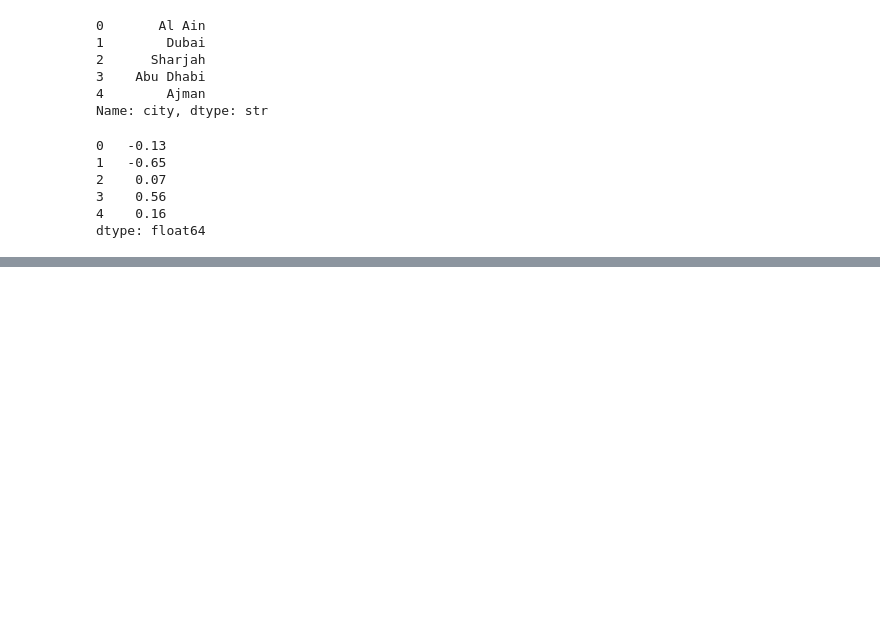
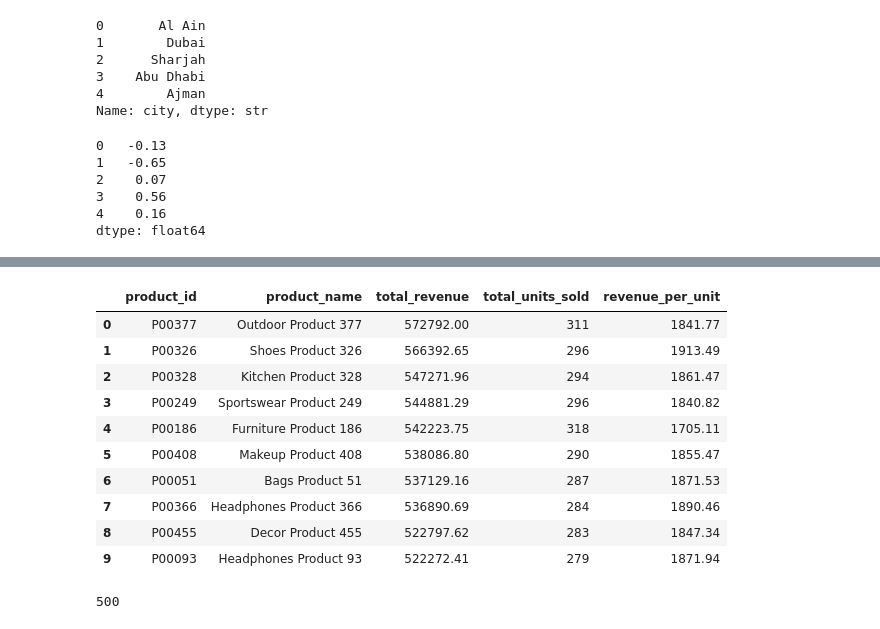
Before and after one commit to Mohammedvahith/E-commerce-Sales-Customer-Analytics, a Jupyter notebook: shopease-analytics/notebooks/03_eda.ipynb, the cells around one changed output, grey strips where cells are left out. Cells and saved outputs as stored; diff of their text form; code cells hidden in the pictures; blank space fills up the shorter version.

```diff
--- a/shopease-analytics/notebooks/03_eda.ipynb
+++ b/shopease-analytics/notebooks/03_eda.ipynb
@@ -2040,0 +2137,13 @@ dtype: float64
+# %%
+# Calculate total units sold per product
+
+product_units = (
+        delivered_sales.groupby(
+        ["product_id","product_name"]
+    )["quantity"]
+    .sum()
+    .round(2)
+    .reset_index(name="total_units_sold")
+)
+
+display(product_units.head(10))
@@ -2040,0 +2162,9 @@ dtype: float64
+# %%
+# sort the product units based on the total unit sold
+
+product_units = product_units.sort_values(
+    by="total_units_sold",
+    ascending=False
+).reset_index(drop=True)
+
+display(product_units.head(10))
@@ -2040,0 +2198,11 @@ dtype: float64
+# %%
+# Merge the Dataframes
+
+product_performance = product_revenue.merge(
+    product_units,
+    on = ["product_id","product_name"],
+    how = "inner",
+    validate="one_to_one"
+)
+
+display(product_performance.head(10))
@@ -2040,0 +2221,26 @@ dtype: float64
+# %%
+# Calculate revenue per unit sold
+
+product_performance["revenue_per_unit"] = (
+    product_performance["total_revenue"]
+    /
+    product_performance["total_units_sold"]
+).round(2)
+
+display(product_performance.head(10))
+# %% [output]
+|  | product_id | product_name | total_revenue | total_units_sold | revenue_per_unit |
+| 0 | P00377 | Outdoor Product 377 | 572792.00 | 311 | 1841.77 |
+| 1 | P00326 | Shoes Product 326 | 566392.65 | 296 | 1913.49 |
+| 2 | P00328 | Kitchen Product 328 | 547271.96 | 294 | 1861.47 |
+| 3 | P00249 | Sportswear Product 249 | 544881.29 | 296 | 1840.82 |
+| 4 | P00186 | Furniture Product 186 | 542223.75 | 318 | 1705.11 |
+| 5 | P00408 | Makeup Product 408 | 538086.80 | 290 | 1855.47 |
+| 6 | P00051 | Bags Product 51 | 537129.16 | 287 | 1871.53 |
+| 7 | P00366 | Headphones Product 366 | 536890.69 | 284 | 1890.46 |
+| 8 | P00455 | Decor Product 455 | 522797.62 | 283 | 1847.34 |
+| 9 | P00093 | Headphones Product 93 | 522272.41 | 279 | 1871.94 |
+# %%
+product_performance["product_name"].size
+# %% [output]
+500
```
Also changed, not shown: parts of 12 cells of this notebook.
